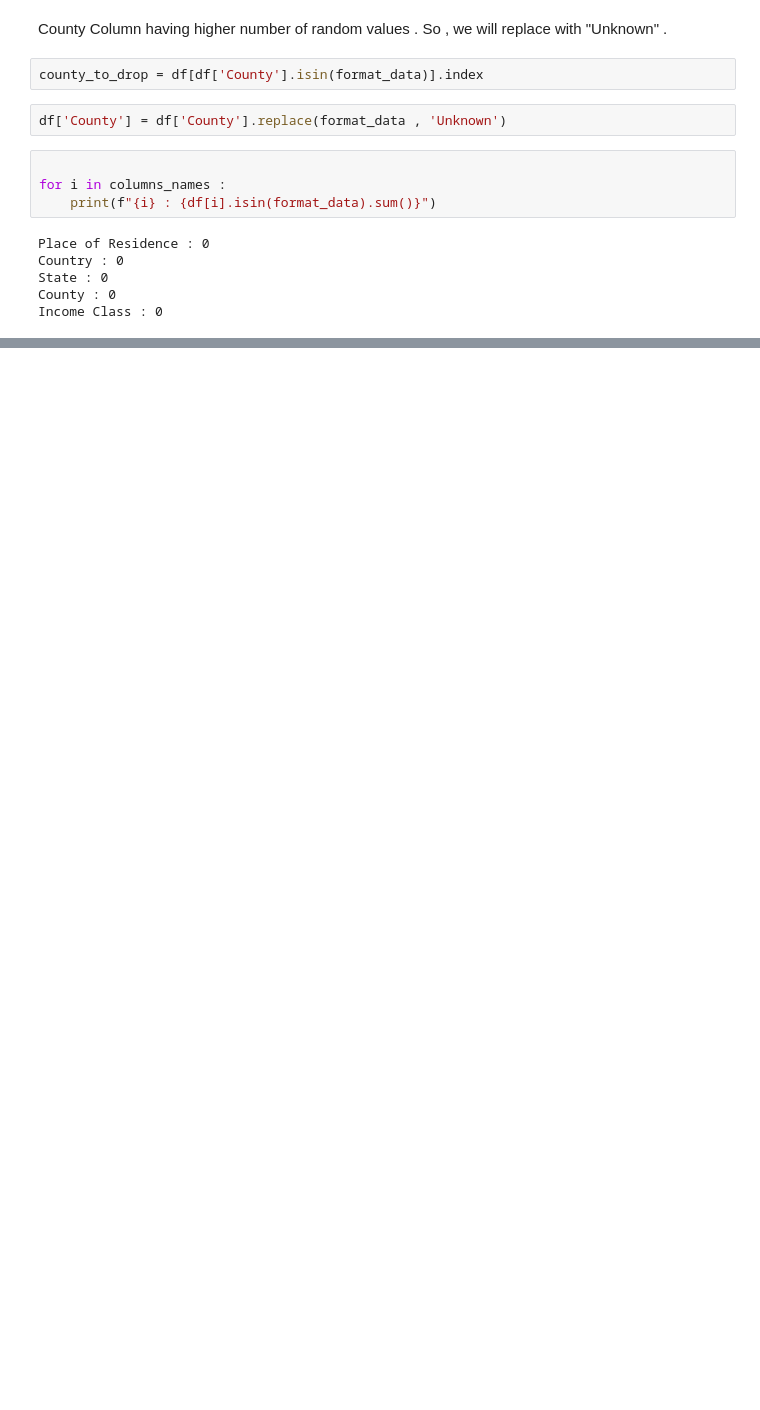
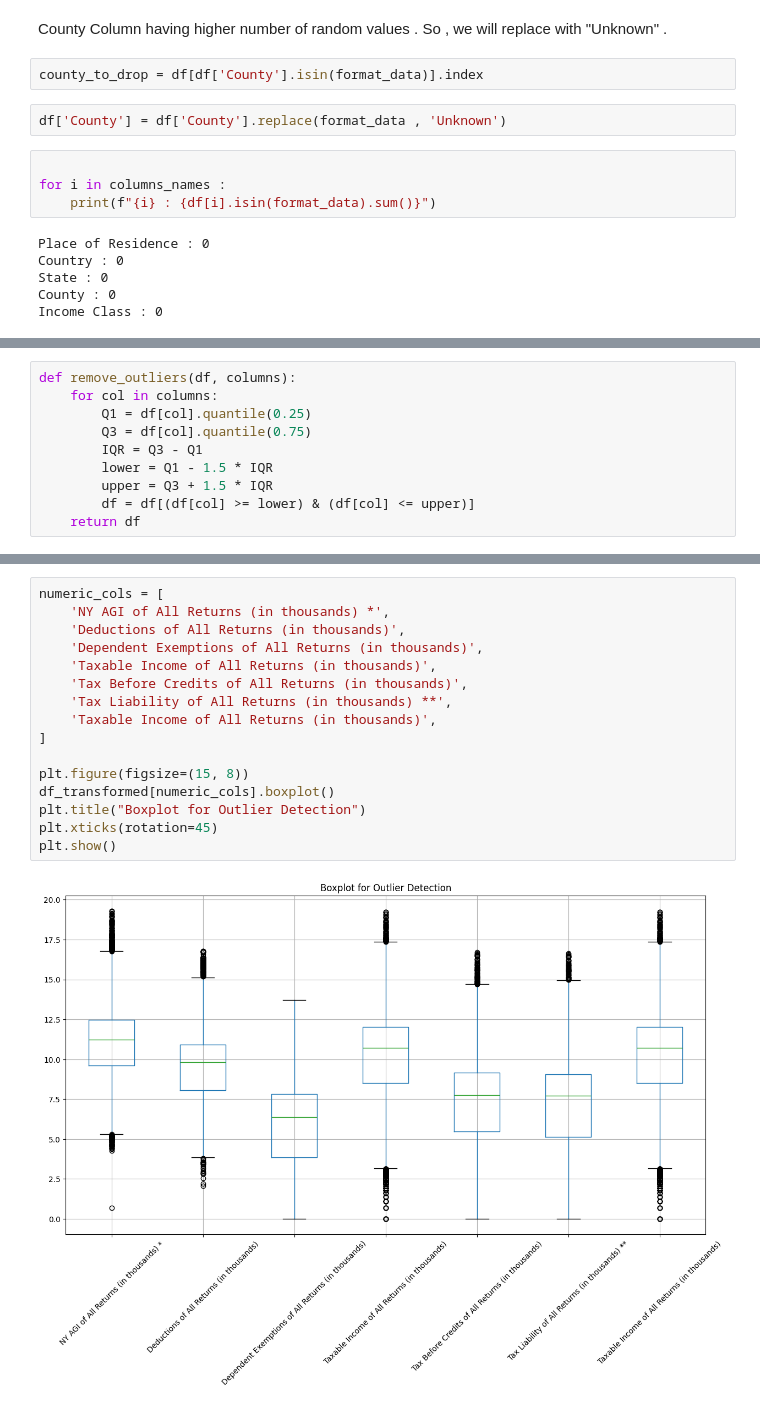
Before and after one commit to hetsoni1313/TEAM-LAMBDA, a Jupyter notebook: ipynb/project_usa.ipynb, the cells around one changed output, grey strips where cells are left out. Saved outputs shown, nothing was run; the diff lists cells and outputs as text; blank space fills up the shorter version.

```diff
--- a/ipynb/project_usa.ipynb
+++ b/ipynb/project_usa.ipynb
@@ -243,0 +221,10 @@ df.drop(['Place of Residence Sort Order' , 'Income Class Sort Order' ,'Dependent
+# %%
+def remove_outliers(df, columns):
+    for col in columns:
+        Q1 = df[col].quantile(0.25)
+        Q3 = df[col].quantile(0.75)
+        IQR = Q3 - Q1
+        lower = Q1 - 1.5 * IQR
+        upper = Q3 + 1.5 * IQR
+        df = df[(df[col] >= lower) & (df[col] <= upper)]
+    return df
@@ -243,0 +244,18 @@ df.drop(['Place of Residence Sort Order' , 'Income Class Sort Order' ,'Dependent
+# %%
+numeric_cols = [
+    'NY AGI of All Returns (in thousands) *',
+    'Deductions of All Returns (in thousands)',
+    'Dependent Exemptions of All Returns (in thousands)',
+    'Taxable Income of All Returns (in thousands)',
+    'Tax Before Credits of All Returns (in thousands)',
+    'Tax Liability of All Returns (in thousands) **',
+    'Taxable Income of All Returns (in thousands)',
+]
+
+plt.figure(figsize=(15, 8))
+df_transformed[numeric_cols].boxplot()
+plt.title("Boxplot for Outlier Detection")
+plt.xticks(rotation=45)
+plt.show()
+# %% [output]
+[figure, added]
```
Also changed, not shown: parts of 47 cells of this notebook, 1 other file.
